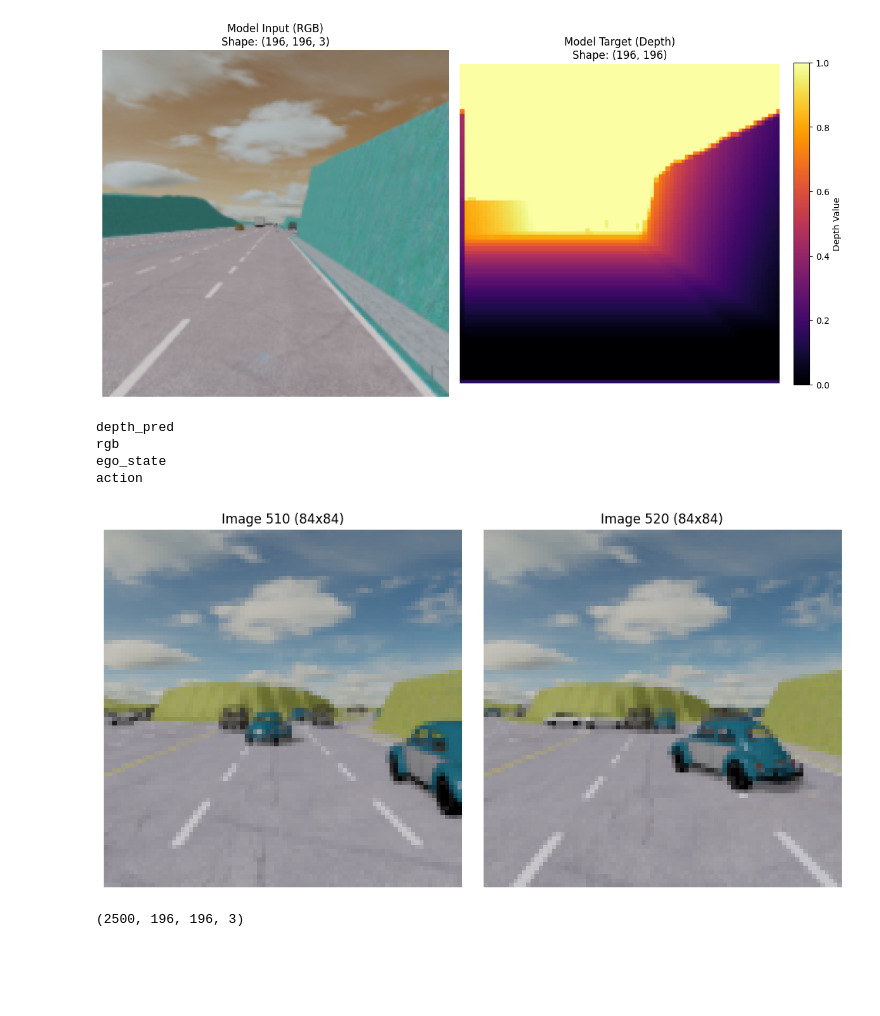
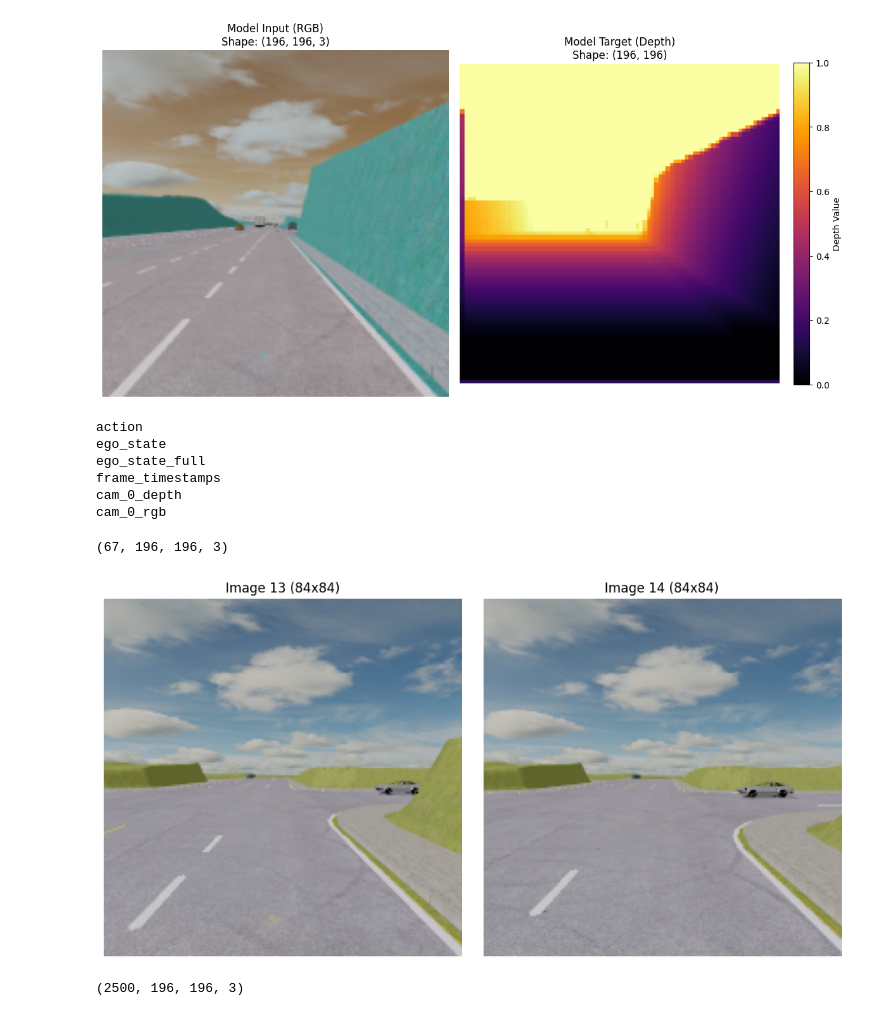
Before and after one commit to mfurkan03/VisHybrid-X, a Jupyter notebook: notebooks/data_visualization.ipynb, the cells around one changed output. Cells and saved outputs as stored; diff of their text form; code cells hidden in the pictures; blank space fills up the shorter version.

Commit message:
feat: visualization script for test set

```diff
--- a/notebooks/data_visualization.ipynb
+++ b/notebooks/data_visualization.ipynb
@@ -259,45 +259,51 @@ plt.show()
 # %%
 import numpy as np
 
-db = np.load(r"C:\Users\Furkan\Desktop\Kod\Metadrive Autonomous\data\processed\dpt_pred\train\episode_3.npz")
+db = np.load(r"C:\Users\Furkan\Desktop\Kod\Metadrive Autonomous\data\raw\low_aug\test\episode_0.npz")
 # %%
 for i in db.keys():
     print(i)
 # %% [output]
-depth_pred
-rgb
+action
 ego_state
-action
+ego_state_full
+frame_timestamps
+cam_0_depth
+cam_0_rgb
+# %%
+db.get("cam_0_rgb").shape
+# %% [output]
+(67, 196, 196, 3)
 # %%
 import cv2
 import matplotlib.pyplot as plt
 
 # 1. Veriyi al
-order = 510
-raw_img = db.get("rgb")[order]
-raw_img2 = db.get("rgb")[order+100]
+order = 13
+img = db.get("cam_0_rgb")[order]
+img2 = db.get("cam_0_rgb")[order+1]
 
-# 2. Interpolasyon ile 84x84 boyutuna getir
-img_resized = cv2.resize(raw_img, (84, 84), interpolation=cv2.INTER_AREA)
-img_resized2 = cv2.resize(raw_img2, (84, 84), interpolation=cv2.INTER_AREA)
+# # 2. Interpolasyon ile 84x84 boyutuna getir
+# img = cv2.resize(img, (84, 84), interpolation=cv2.INTER_AREA)
+# img2 = cv2.resize(img2, (84, 84), interpolation=cv2.INTER_AREA)
 
 # 3. Görselleştirme (Subplot kullanarak yan yana bastırma)
 fig, ax = plt.subplots(1, 2, figsize=(10, 5)) # 1 satır, 2 sütun oluşturur
 
 # Birinci Resim
-ax[0].imshow(img_resized)
+ax[0].imshow(img)
 ax[0].set_title(f"Image {order} (84x84)")
 ax[0].axis('off')
 
 # İkinci Resim
-ax[1].imshow(img_resized2)
-ax[1].set_title(f"Image {order+10} (84x84)")
+ax[1].imshow(img2)
+ax[1].set_title(f"Image {order+1} (84x84)")
 ax[1].axis('off')
 
 plt.tight_layout()
 plt.show()
 # %% [output]
-[figure, old version]
+[figure, new version]
 # %%
 db.get("rgb").shape
 # %% [output]
```
Also changed, not shown: 5 other files.
